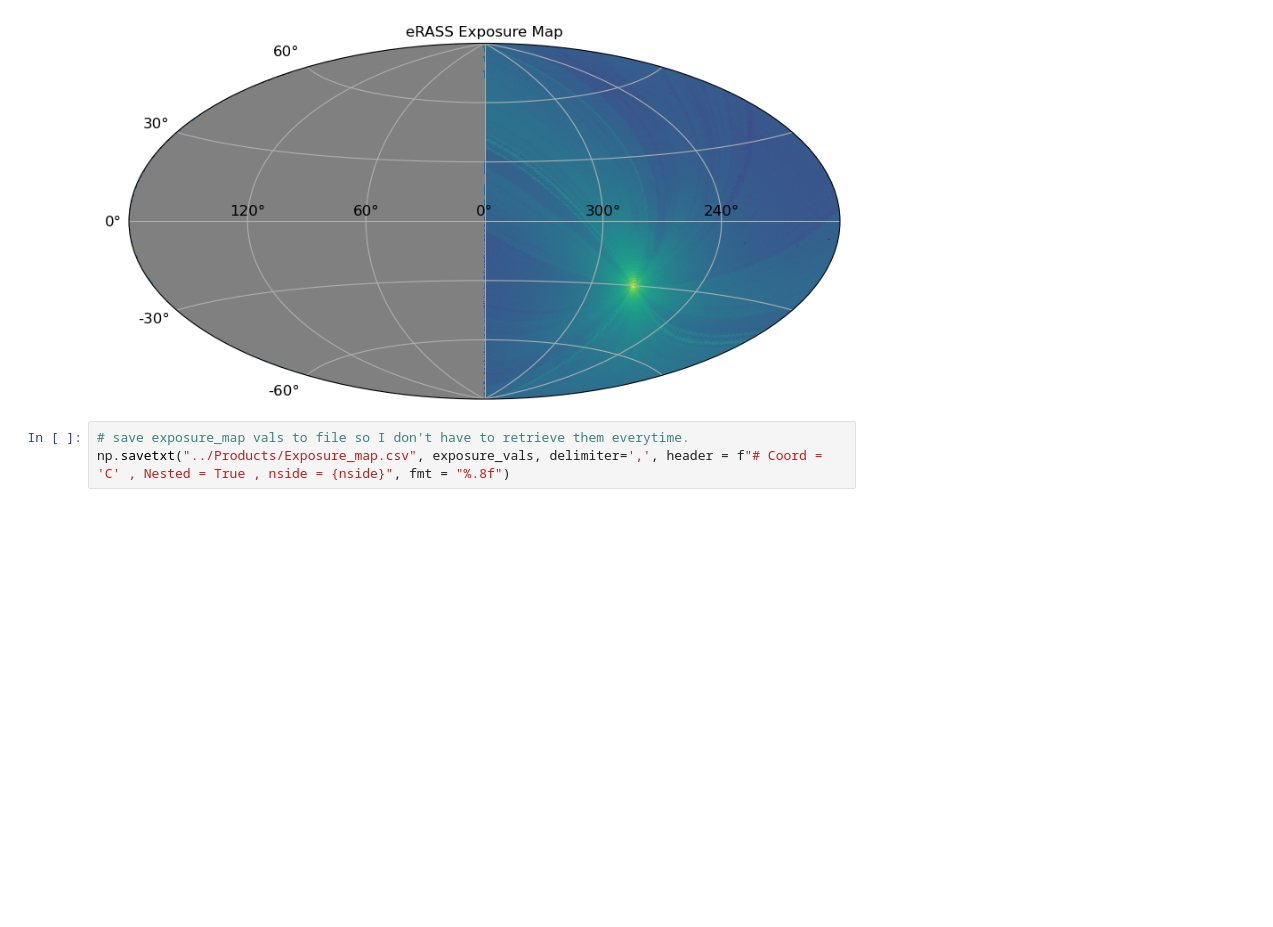
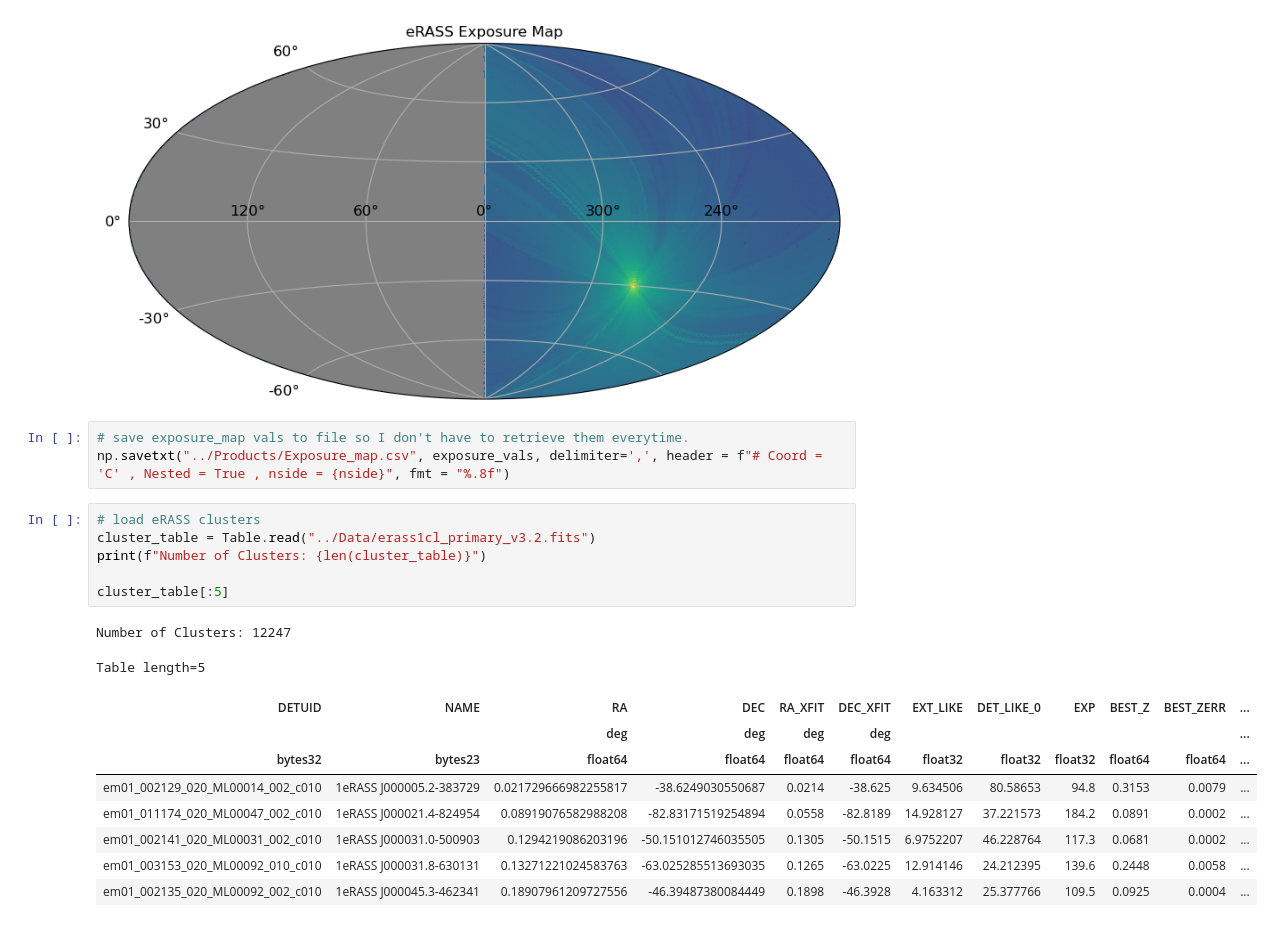
Before and after one commit to TobyWallage/Finding_Quasars_In_eRASS, a Jupyter notebook: Notebooks/Skyplots.ipynb, the cells around one changed output. Drawn from its saved outputs; the diff is of its cells as text; blank space fills up the shorter version.

```diff
--- a/Notebooks/Skyplots.ipynb
+++ b/Notebooks/Skyplots.ipynb
@@ -124,3 +120,20 @@ plt.show()
 # %%
 # save exposure_map vals to file so I don't have to retrieve them everytime.
 np.savetxt("../Products/Exposure_map.csv", exposure_vals, delimiter=',', header = f"# Coord = 'C' , Nested = True , nside = {nside}", fmt = "%.8f")
+# %%
+# load eRASS clusters
+cluster_table = Table.read("../Data/erass1cl_primary_v3.2.fits")
+print(f"Number of Clusters: {len(cluster_table)}")
+
+cluster_table[:5]
+# %% [output]
+Number of Clusters: 12247
+Table length=5
+| DETUID | NAME | RA | DEC | RA_XFIT | DEC_XFIT | EXT_LIKE | DET_LIKE_0 | EXP | BEST_Z | BEST_ZERR | ... |
+|  |  | deg | deg | deg | deg |  |  |  |  |  | ... |
+| bytes32 | bytes23 | float64 | float64 | float64 | float64 | float32 | float32 | float32 | float64 | float64 | ... |
+| em01_002129_020_ML00014_002_c010 | 1eRASS J000005.2-383729 | 0.021729666982255817 | -38.6249030550687 | 0.0214 | -38.625 | 9.634506 | 80.58653 | 94.8 | 0.3153 | 0.0079 | ... |
+| em01_011174_020_ML00047_002_c010 | 1eRASS J000021.4-824954 | 0.08919076582988208 | -82.83171519254894 | 0.0558 | -82.8189 | 14.928127 | 37.221573 | 184.2 | 0.0891 | 0.0002 | ... |
+| em01_002141_020_ML00031_002_c010 | 1eRASS J000031.0-500903 | 0.1294219086203196 | -50.151012746035505 | 0.1305 | -50.1515 | 6.9752207 | 46.228764 | 117.3 | 0.0681 | 0.0002 | ... |
+| em01_003153_020_ML00092_010_c010 | 1eRASS J000031.8-630131 | 0.13271221024583763 | -63.025285513693035 | 0.1265 | -63.0225 | 12.914146 | 24.212395 | 139.6 | 0.2448 | 0.0058 | ... |
+| em01_002135_020_ML00092_002_c010 | 1eRASS J000045.3-462341 | 0.18907961209727556 | -46.39487380084449 | 0.1898 | -46.3928 | 4.163312 | 25.377766 | 109.5 | 0.0925 | 0.0004 | ... |
```
Also changed, not shown: parts of 2 cells of this notebook, 1 other file.
